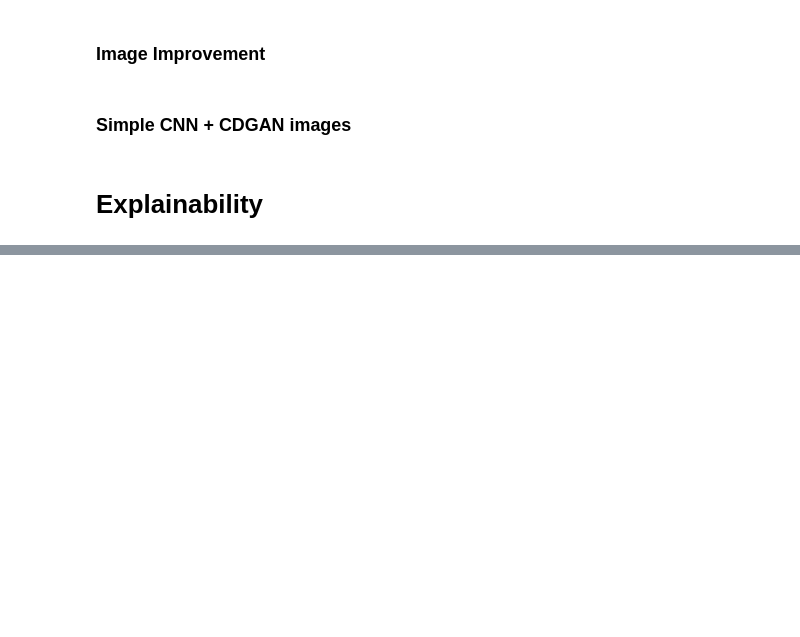
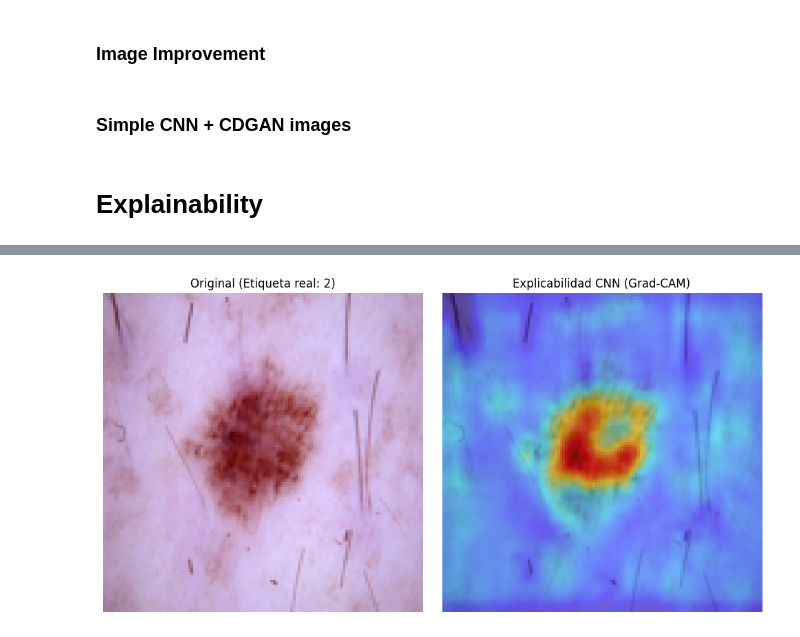
Before and after one commit to Gonzatorra/Advanced-ML-Project, a Jupyter notebook: Deliverable1/main.ipynb, the cells around one changed output, grey strips where cells are left out. Saved outputs shown, nothing was run; the diff lists cells and outputs as text; code cells hidden in the pictures; blank space fills up the shorter version.

```diff
--- a/Deliverable1/main.ipynb
+++ b/Deliverable1/main.ipynb
@@ -2731,0 +2568,27 @@ plt.show()
+# %%
+from utils import show_gradcam, reshape_transform
+
+# Cargar Modelo CNN
+simple_model = SimpleCNN(input_channels=3, num_classes=7, dropout_rate=0.5).to(device)
+simple_model.load_state_dict(torch.load("checkpoints/best_simple_cnn.pth", map_location=device))
+simple_model.eval()
+
+# Cargar Datos CNN
+test_dataset_cnn = ImageDataset(X_test_tensor, y_test_tensor, transform=val_transform)
+test_loader_cnn = DataLoader(test_dataset_cnn, batch_size=BATCH_SIZE, shuffle=False)
+
+# Extraer imagen
+dataiter_cnn = iter(test_loader_cnn)
+images_cnn, labels_cnn = next(dataiter_cnn)
+indice_cnn = 10
+input_tensor_cnn = images_cnn[indice_cnn].unsqueeze(0).to(device)
+true_label_cnn = labels_cnn[indice_cnn].item()
+
+# Generar CAM CNN
+cam_cnn = GradCAM(model=simple_model, target_layers=[simple_model.conv3])
+grayscale_cam_cnn = cam_cnn(input_tensor=input_tensor_cnn, targets=None)[0, :]
+
+# Visualizar usando la función reutilizable
+show_gradcam(input_tensor_cnn, grayscale_cam_cnn, true_label_cnn, titulo="Explicabilidad CNN (Grad-CAM)")
+# %% [output]
+[figure, added]
```
Also changed, not shown: parts of 8 cells of this notebook, 1 other file.
